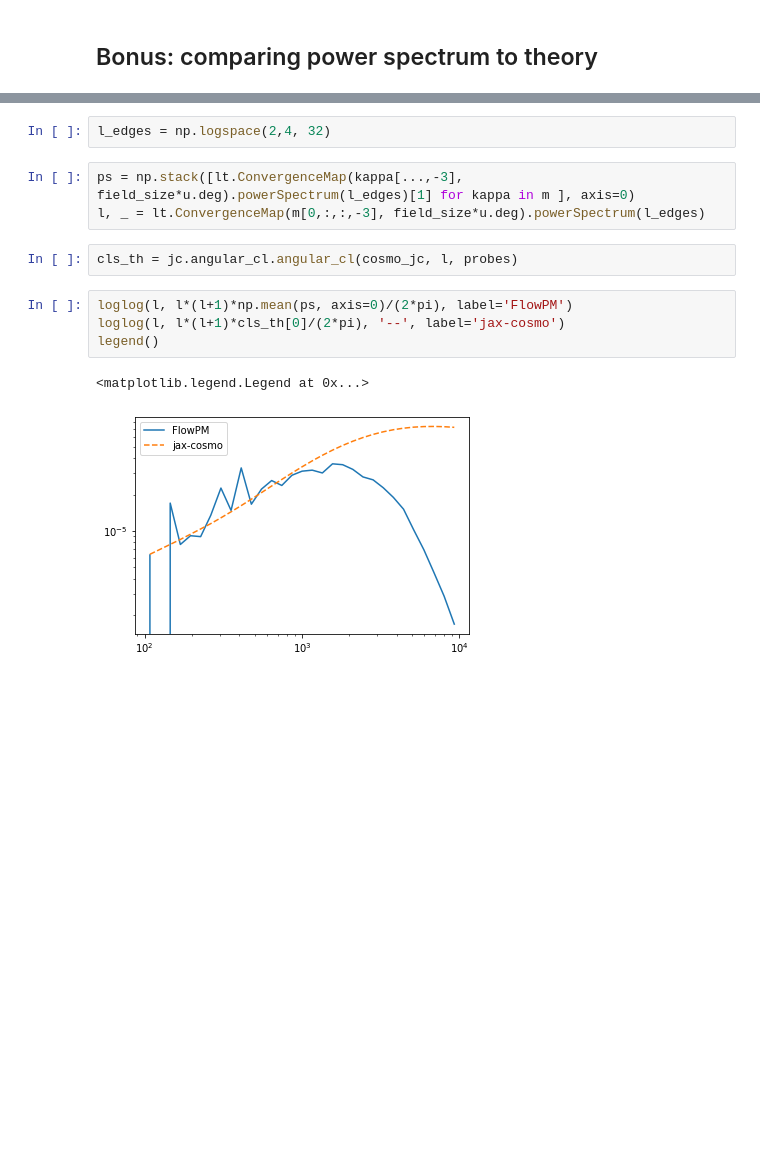
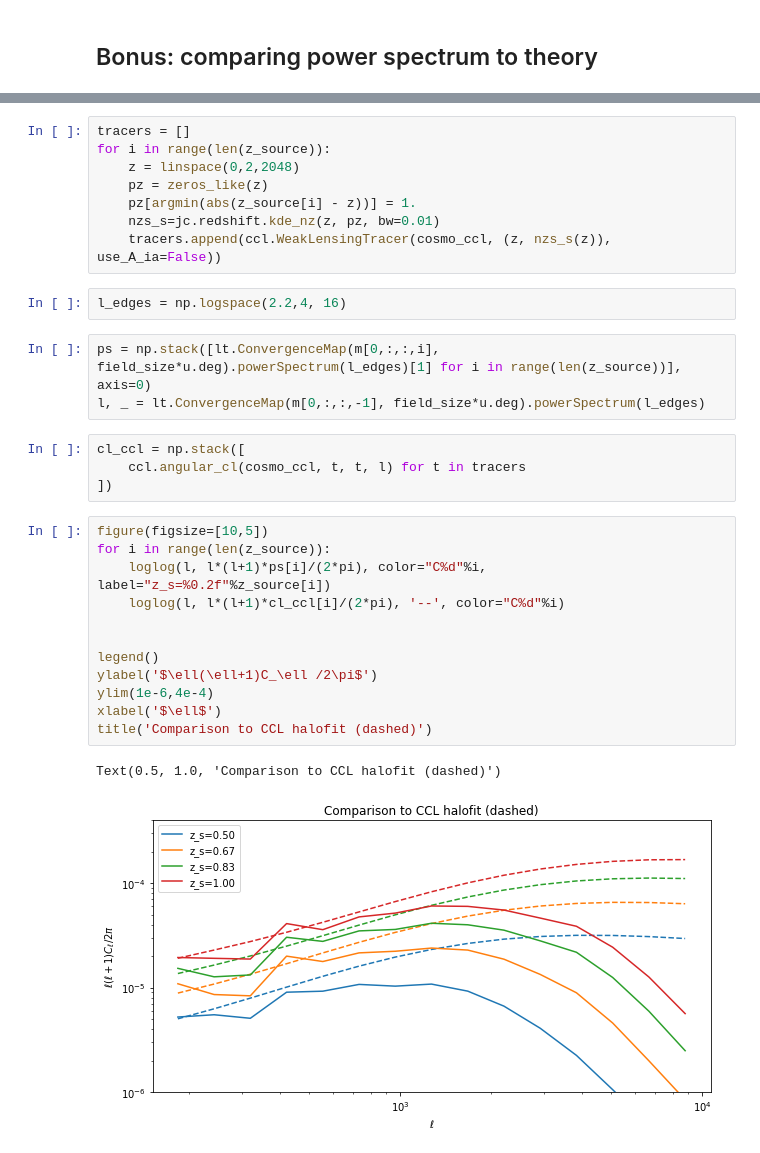
Before and after one commit to DifferentiableUniverseInitiative/flowpm, a Jupyter notebook: notebooks/dev/test_lensing_random.ipynb, the cells around one changed output, grey strips where cells are left out. Cells and saved outputs as stored; diff of their text form; blank space fills up the shorter version.

```diff
--- a/notebooks/dev/test_lensing_random.ipynb
+++ b/notebooks/dev/test_lensing_random.ipynb
@@ -145,14 +158,32 @@ probes = [ jc.probes.WeakLensing([nzs_s]) ]
+# %%
+tracers = []
+for i in range(len(z_source)):
+    z = linspace(0,2,2048)
+    pz = zeros_like(z)
+    pz[argmin(abs(z_source[i] - z))] = 1.
+    nzs_s=jc.redshift.kde_nz(z, pz, bw=0.01)
+    tracers.append(ccl.WeakLensingTracer(cosmo_ccl, (z, nzs_s(z)), use_A_ia=False))
 # %%
-l_edges = np.logspace(2,4, 32)
+l_edges = np.logspace(2.2,4, 16)
 # %%
-ps = np.stack([lt.ConvergenceMap(kappa[...,-3], field_size*u.deg).powerSpectrum(l_edges)[1] for kappa in m ], axis=0)
-l, _ = lt.ConvergenceMap(m[0,:,:,-3], field_size*u.deg).powerSpectrum(l_edges)
+ps = np.stack([lt.ConvergenceMap(m[0,:,:,i], field_size*u.deg).powerSpectrum(l_edges)[1] for i in range(len(z_source))], axis=0)
+l, _ = lt.ConvergenceMap(m[0,:,:,-1], field_size*u.deg).powerSpectrum(l_edges)
-# %%
-cls_th = jc.angular_cl.angular_cl(cosmo_jc, l, probes)
-# %%
-loglog(l, l*(l+1)*np.mean(ps, axis=0)/(2*pi), label='FlowPM')
-loglog(l, l*(l+1)*cls_th[0]/(2*pi), '--', label='jax-cosmo')
-legend()
-# %% [output]
-<matplotlib.legend.Legend at 0x...>
-[figure, removed]
+# %%
+cl_ccl = np.stack([
+    ccl.angular_cl(cosmo_ccl, t, t, l) for t in tracers
+])
+# %%
+figure(figsize=[10,5])
+for i in range(len(z_source)):
+    loglog(l, l*(l+1)*ps[i]/(2*pi), color="C%d"%i, label="z_s=%0.2f"%z_source[i])
+    loglog(l, l*(l+1)*cl_ccl[i]/(2*pi), '--', color="C%d"%i)
+
+
+legend()
+ylabel('$\ell(\ell+1)C_\ell /2\pi$')
+ylim(1e-6,4e-4)
+xlabel('$\ell$')
+title('Comparison to CCL halofit (dashed)')
+# %% [output]
+Text(0.5, 1.0, 'Comparison to CCL halofit (dashed)')
+[figure, added]
```
Also changed, not shown: parts of 15 cells of this notebook.
